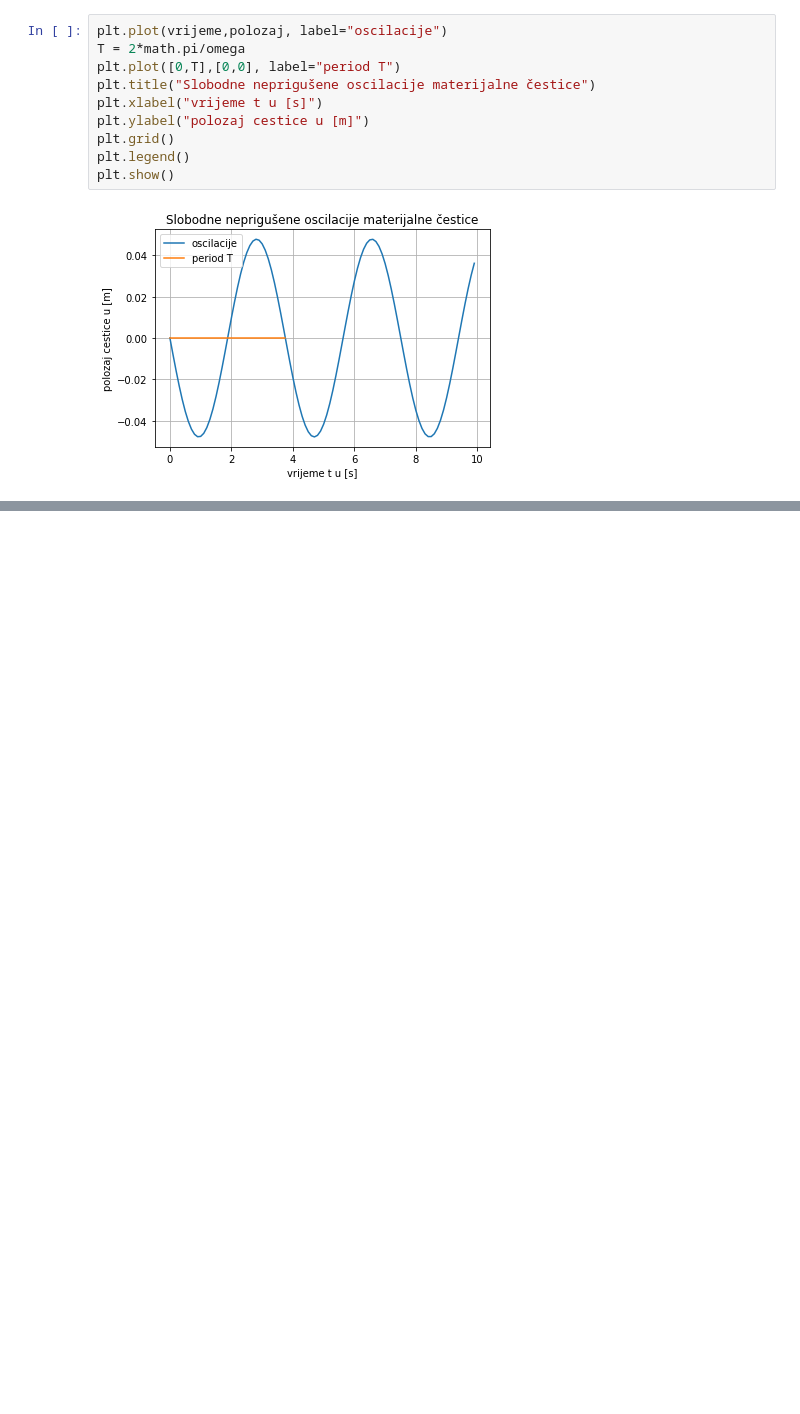
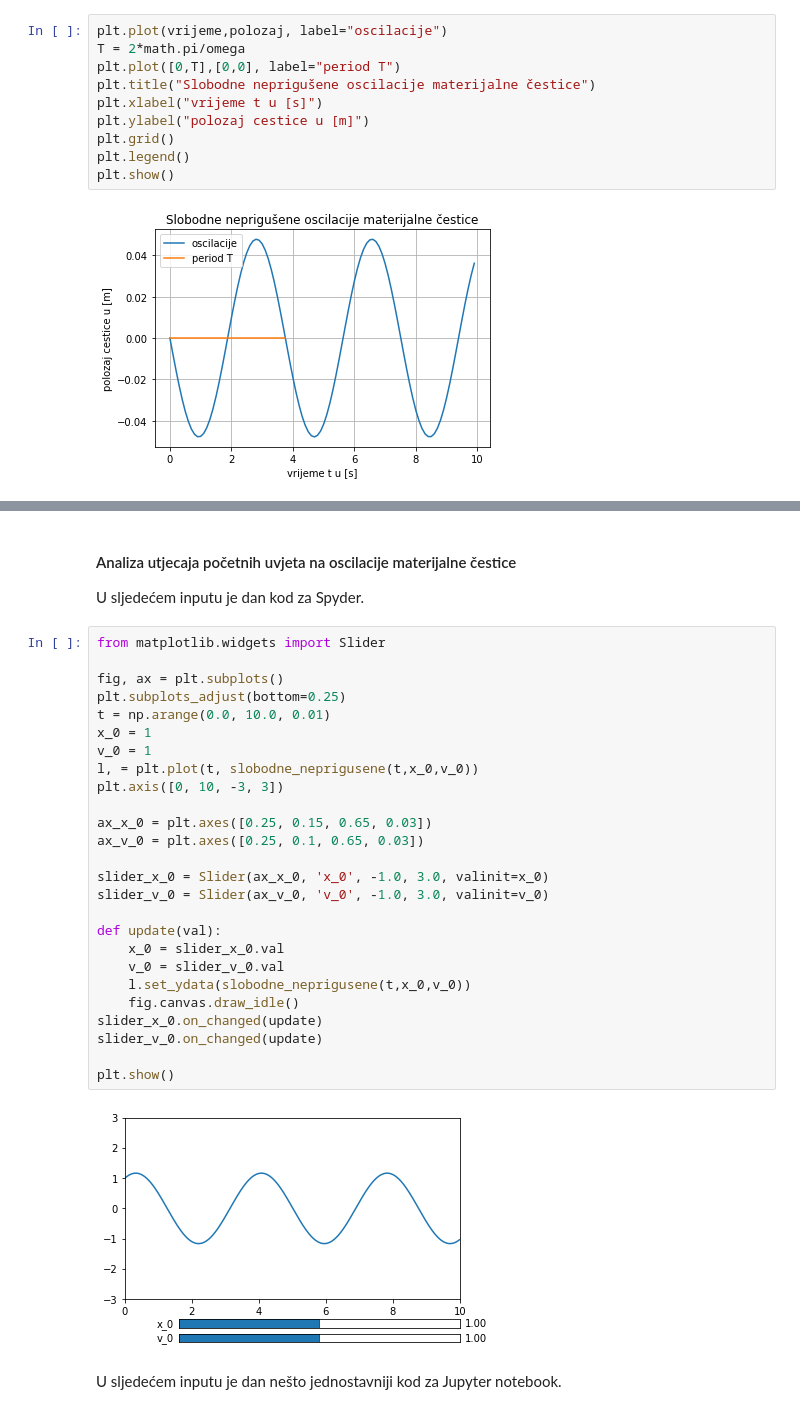
Before and after one commit to Ivan768/Dinamika-konstrukcija, a Jupyter notebook: Dinamika konstrukcija Vjezbe 2.ipynb, the cells around one changed output, grey strips where cells are left out. Saved outputs shown, nothing was run; the diff lists cells and outputs as text; blank space fills up the shorter version.

```diff
--- a/Dinamika konstrukcija Vjezbe 2.ipynb
+++ b/Dinamika konstrukcija Vjezbe 2.ipynb
@@ -168,0 +251,33 @@ interact u Spyder se radi: from matplotlib.widgets import Slider
+# %% [markdown]
+#### Analiza utjecaja početnih uvjeta na oscilacije materijalne čestice
+U sljedećem inputu je dan kod za Spyder.
+# %%
+from matplotlib.widgets import Slider
+
+fig, ax = plt.subplots()
+plt.subplots_adjust(bottom=0.25)
+t = np.arange(0.0, 10.0, 0.01)
+x_0 = 1
+v_0 = 1
+l, = plt.plot(t, slobodne_neprigusene(t,x_0,v_0))
+plt.axis([0, 10, -3, 3])
+
+ax_x_0 = plt.axes([0.25, 0.15, 0.65, 0.03])
+ax_v_0 = plt.axes([0.25, 0.1, 0.65, 0.03])
+
+slider_x_0 = Slider(ax_x_0, 'x_0', -1.0, 3.0, valinit=x_0)
+slider_v_0 = Slider(ax_v_0, 'v_0', -1.0, 3.0, valinit=v_0)
+
+def update(val):
+    x_0 = slider_x_0.val
+    v_0 = slider_v_0.val
+    l.set_ydata(slobodne_neprigusene(t,x_0,v_0))
+    fig.canvas.draw_idle()
+slider_x_0.on_changed(update)
+slider_v_0.on_changed(update)
+
+plt.show()
+# %% [output]
+[figure, added]
+# %% [markdown]
+U sljedećem inputu je dan nešto jednostavniji kod za Jupyter notebook.
```
Also changed, not shown: parts of 41 cells of this notebook.
